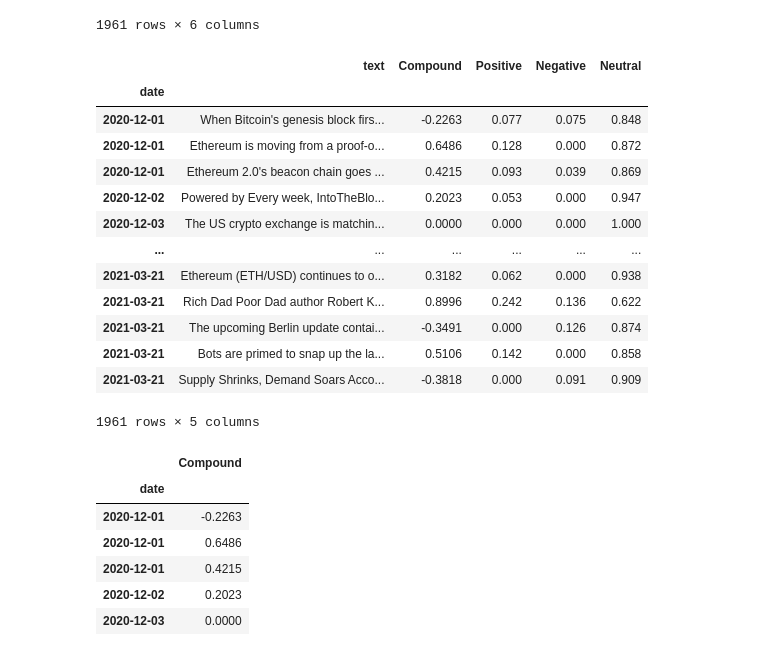
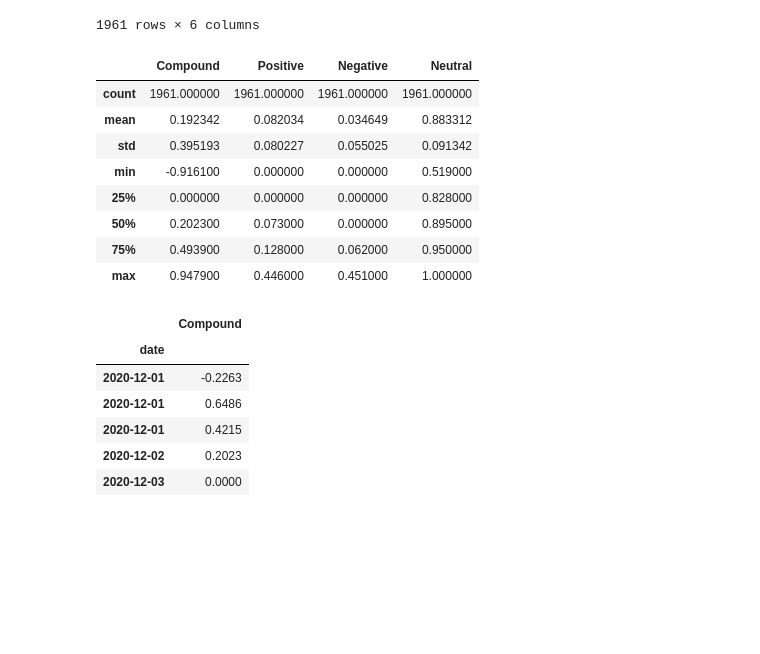
Before and after one commit to maxla777/Project-2, a Jupyter notebook: Max/forLoop.ipynb, the cells around one changed output. Cells and saved outputs as stored; diff of their text form; code cells hidden in the pictures; blank space fills up the shorter version.

```diff
--- a/Max/forLoop.ipynb
+++ b/Max/forLoop.ipynb
@@ -130,22 +130,17 @@ pd.read_csv('ETH_sentiments.csv')
 | 1960 | 2021-03-21 | Supply Shrinks, Demand Soars Acco... | -0.3818 | 0.000 | 0.091 | 0.909 |
 1961 rows × 6 columns
 # %%
-eth
+eth.describe()
 # %% [output]
-|  | text | Compound | Positive | Negative | Neutral |
-| date |  |  |  |  |  |
-| 2020-12-01 | When Bitcoin's genesis block firs... | -0.2263 | 0.077 | 0.075 | 0.848 |
-| 2020-12-01 | Ethereum is moving from a proof-o... | 0.6486 | 0.128 | 0.000 | 0.872 |
-| 2020-12-01 | Ethereum 2.0's beacon chain goes ... | 0.4215 | 0.093 | 0.039 | 0.869 |
-| 2020-12-02 | Powered by Every week, IntoTheBlo... | 0.2023 | 0.053 | 0.000 | 0.947 |
-| 2020-12-03 | The US crypto exchange is matchin... | 0.0000 | 0.000 | 0.000 | 1.000 |
-| ... | ... | ... | ... | ... | ... |
-| 2021-03-21 | Ethereum (ETH/USD) continues to o... | 0.3182 | 0.062 | 0.000 | 0.938 |
-| 2021-03-21 | Rich Dad Poor Dad author Robert K... | 0.8996 | 0.242 | 0.136 | 0.622 |
-| 2021-03-21 | The upcoming Berlin update contai... | -0.3491 | 0.000 | 0.126 | 0.874 |
-| 2021-03-21 | Bots are primed to snap up the la... | 0.5106 | 0.142 | 0.000 | 0.858 |
-| 2021-03-21 | Supply Shrinks, Demand Soars Acco... | -0.3818 | 0.000 | 0.091 | 0.909 |
+|  | Compound | Positive | Negative | Neutral |
+| count | 1961.000000 | 1961.000000 | 1961.000000 | 1961.000000 |
+| mean | 0.192342 | 0.082034 | 0.034649 | 0.883312 |
+| std | 0.395193 | 0.080227 | 0.055025 | 0.091342 |
+| min | -0.916100 | 0.000000 | 0.000000 | 0.519000 |
+| 25% | 0.000000 | 0.000000 | 0.000000 | 0.828000 |
+| 50% | 0.202300 | 0.073000 | 0.000000 | 0.895000 |
+| 75% | 0.493900 | 0.128000 | 0.062000 | 0.950000 |
+| max | 0.947900 | 0.446000 | 0.451000 | 1.000000 |
-1961 rows × 5 columns
 # %%
 eth= eth.drop(columns = ['text','Positive','Negative','Neutral'])
 eth
```
Also changed, not shown: parts of 7 cells of this notebook, 1 other file.
